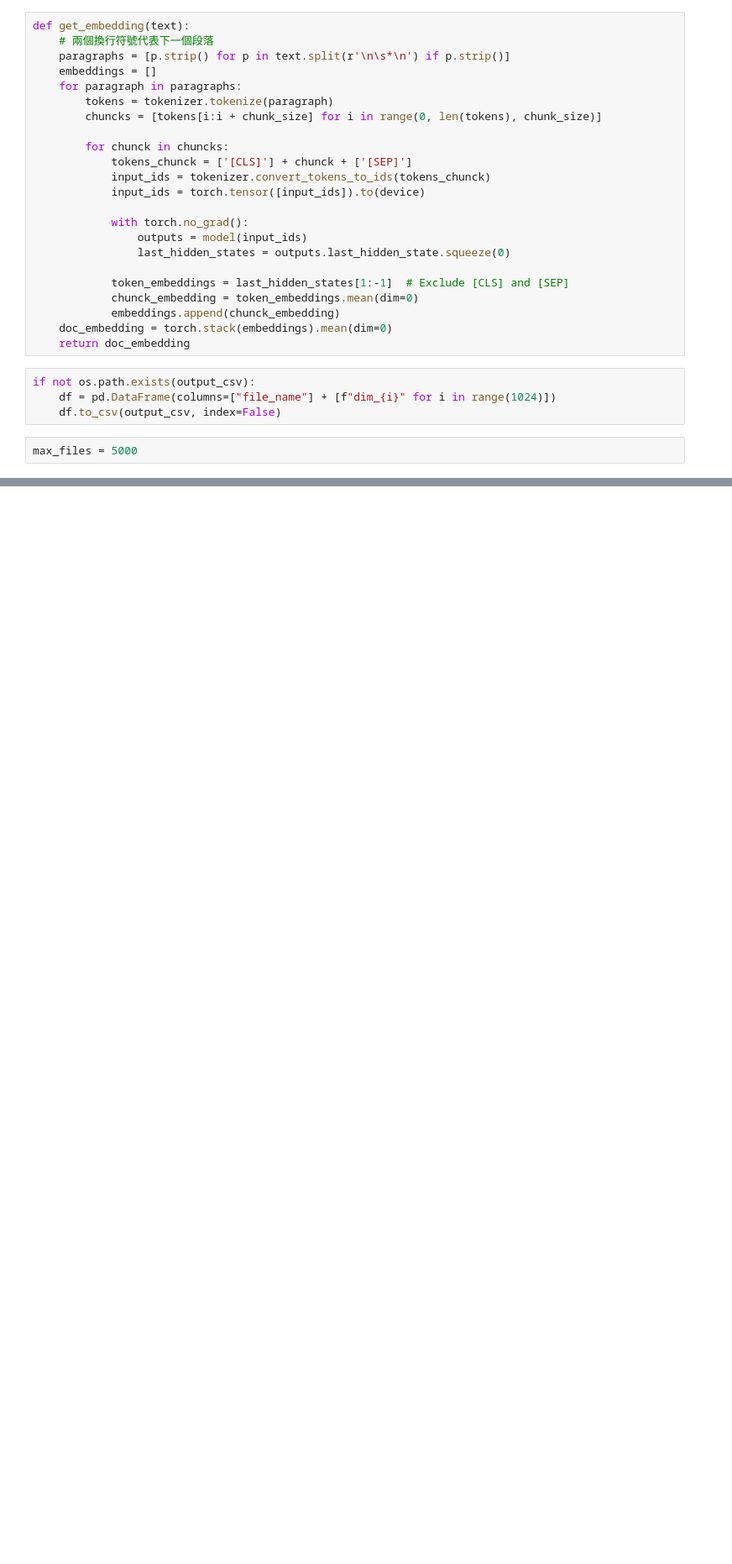
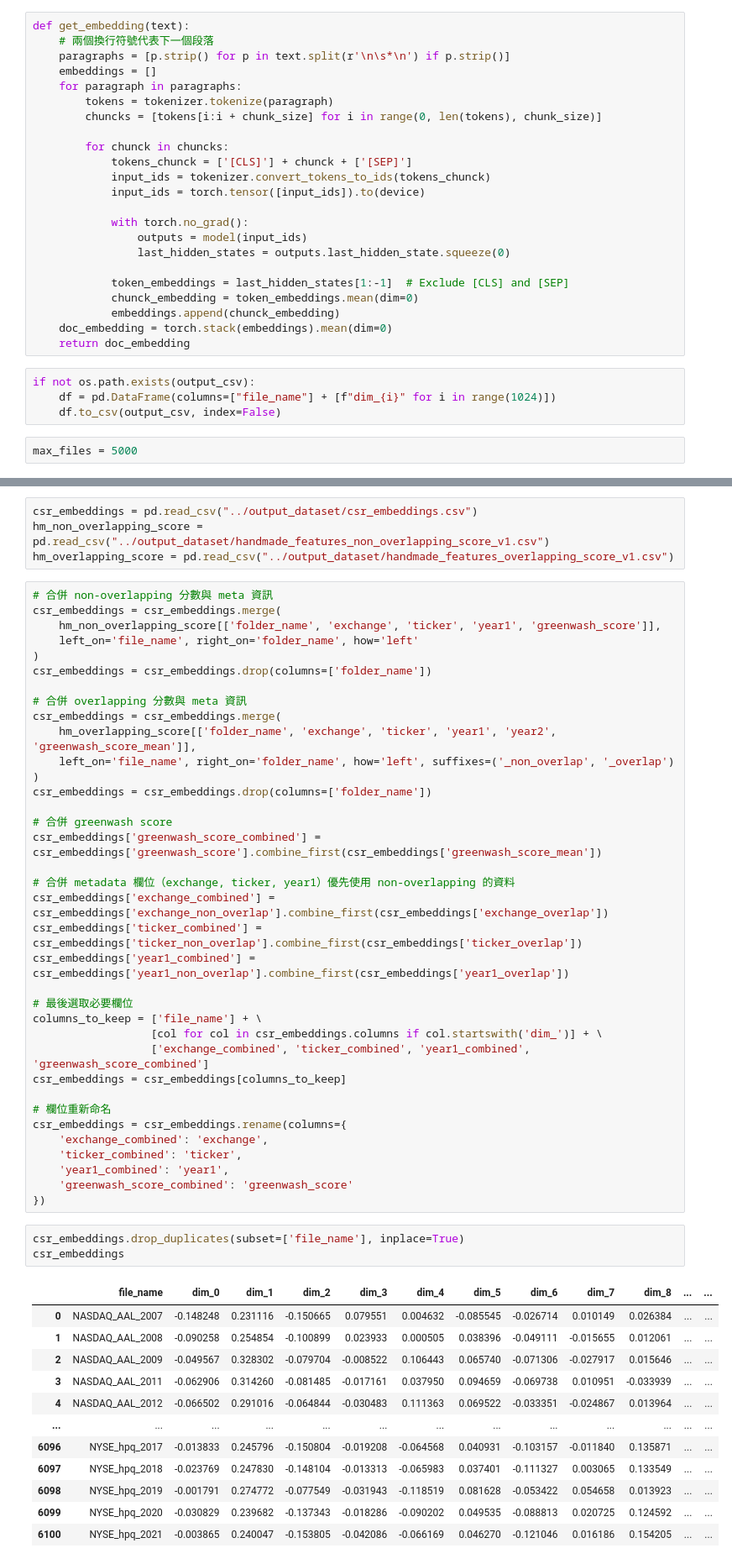
Before and after one commit to 10youting01/Green-innovation, a Jupyter notebook: preprocess/get_embedding_from_bert_v0.ipynb, the cells around one changed output, grey strips where cells are left out. Shown at 84% size. Drawn from its saved outputs; the diff is of its cells as text; blank space fills up the shorter version.

Commit message:
(Embedding) Merge scores with embeddings

```diff
--- a/preprocess/get_embedding_from_bert_v0.ipynb
+++ b/preprocess/get_embedding_from_bert_v0.ipynb
@@ -103,0 +108,56 @@ for fname in sorted(os.listdir(input_folder)):
+# %%
+csr_embeddings = pd.read_csv("../output_dataset/csr_embeddings.csv")
+hm_non_overlapping_score = pd.read_csv("../output_dataset/handmade_features_non_overlapping_score_v1.csv")
+hm_overlapping_score = pd.read_csv("../output_dataset/handmade_features_overlapping_score_v1.csv")
+# %%
+# 合併 non-overlapping 分數與 meta 資訊
+csr_embeddings = csr_embeddings.merge(
+    hm_non_overlapping_score[['folder_name', 'exchange', 'ticker', 'year1', 'greenwash_score']],
+    left_on='file_name', right_on='folder_name', how='left'
+)
+csr_embeddings = csr_embeddings.drop(columns=['folder_name'])
+
+# 合併 overlapping 分數與 meta 資訊
+csr_embeddings = csr_embeddings.merge(
+    hm_overlapping_score[['folder_name', 'exchange', 'ticker', 'year1', 'year2', 'greenwash_score_mean']],
+    left_on='file_name', right_on='folder_name', how='left', suffixes=('_non_overlap', '_overlap')
+)
+csr_embeddings = csr_embeddings.drop(columns=['folder_name'])
+
+# 合併 greenwash score
+csr_embeddings['greenwash_score_combined'] = csr_embeddings['greenwash_score'].combine_first(csr_embeddings['greenwash_score_mean'])
+
+# 合併 metadata 欄位（exchange, ticker, year1）優先使用 non-overlapping 的資料
+csr_embeddings['exchange_combined'] = csr_embeddings['exchange_non_overlap'].combine_first(csr_embeddings['exchange_overlap'])
+csr_embeddings['ticker_combined'] = csr_embeddings['ticker_non_overlap'].combine_first(csr_embeddings['ticker_overlap'])
+csr_embeddings['year1_combined'] = csr_embeddings['year1_non_overlap'].combine_first(csr_embeddings['year1_overlap'])
+
+# 最後選取必要欄位
+columns_to_keep = ['file_name'] + \
+                  [col for col in csr_embeddings.columns if col.startswith('dim_')] + \
+                  ['exchange_combined', 'ticker_combined', 'year1_combined', 'greenwash_score_combined']
+csr_embeddings = csr_embeddings[columns_to_keep]
+
+# 欄位重新命名
+csr_embeddings = csr_embeddings.rename(columns={
+    'exchange_combined': 'exchange',
+    'ticker_combined': 'ticker',
+    'year1_combined': 'year1',
+    'greenwash_score_combined': 'greenwash_score'
+})
+# %%
+csr_embeddings.drop_duplicates(subset=['file_name'], inplace=True)
+csr_embeddings
+# %% [output]
+|  | file_name | dim_0 | dim_1 | dim_2 | dim_3 | dim_4 | dim_5 | dim_6 | dim_7 | dim_8 | ... | ... |
+| 0 | NASDAQ_AAL_2007 | -0.148248 | 0.231116 | -0.150665 | 0.079551 | 0.004632 | -0.085545 | -0.026714 | 0.010149 | 0.026384 | ... | ... |
+| 1 | NASDAQ_AAL_2008 | -0.090258 | 0.254854 | -0.100899 | 0.023933 | 0.000505 | 0.038396 | -0.049111 | -0.015655 | 0.012061 | ... | ... |
+| 2 | NASDAQ_AAL_2009 | -0.049567 | 0.328302 | -0.079704 | -0.008522 | 0.106443 | 0.065740 | -0.071306 | -0.027917 | 0.015646 | ... | ... |
+| 3 | NASDAQ_AAL_2011 | -0.062906 | 0.314260 | -0.081485 | -0.017161 | 0.037950 | 0.094659 | -0.069738 | 0.010951 | -0.033939 | ... | ... |
+| 4 | NASDAQ_AAL_2012 | -0.066502 | 0.291016 | -0.064844 | -0.030483 | 0.111363 | 0.069522 | -0.033351 | -0.024867 | 0.013964 | ... | ... |
+| ... | ... | ... | ... | ... | ... | ... | ... | ... | ... | ... | ... | ... |
+| 6096 | NYSE_hpq_2017 | -0.013833 | 0.245796 | -0.150804 | -0.019208 | -0.064568 | 0.040931 | -0.103157 | -0.011840 | 0.135871 | ... | ... |
+| 6097 | NYSE_hpq_2018 | -0.023769 | 0.247830 | -0.148104 | -0.013313 | -0.065983 | 0.037401 | -0.111327 | 0.003065 | 0.133549 | ... | ... |
+| 6098 | NYSE_hpq_2019 | -0.001791 | 0.274772 | -0.077549 | -0.031943 | -0.118519 | 0.081628 | -0.053422 | 0.054658 | 0.013923 | ... | ... |
+| 6099 | NYSE_hpq_2020 | -0.030829 | 0.239682 | -0.137343 | -0.018286 | -0.090202 | 0.049535 | -0.088813 | 0.020725 | 0.124592 | ... | ... |
+| 6100 | NYSE_hpq_2021 | -0.003865 | 0.240047 | -0.153805 | -0.042086 | -0.066169 | 0.046270 | -0.121046 | 0.016186 | 0.154205 | ... | ... |
```
Also changed, not shown: parts of 7 cells of this notebook.
